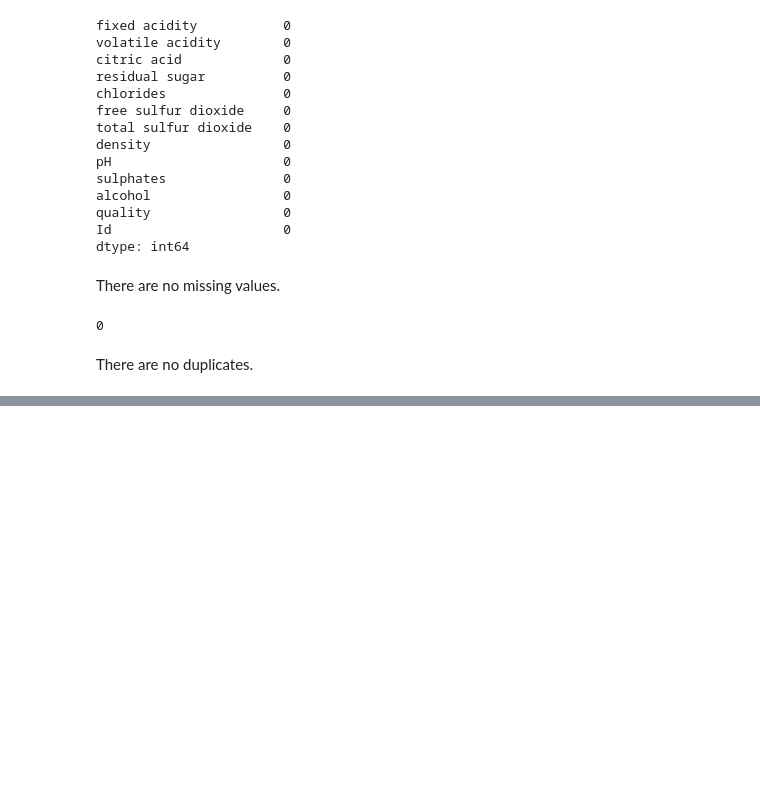
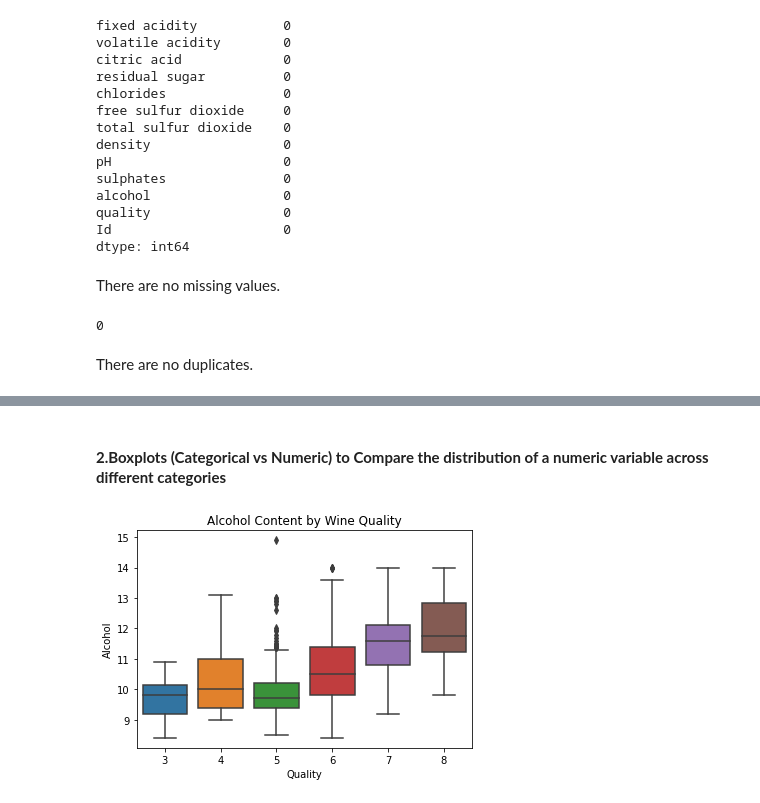
Before and after one commit to FGithaiga/WINE_QUALITY, a Jupyter notebook: index.ipynb, the cells around one changed output, grey strips where cells are left out. Cells and saved outputs as stored; diff of their text form; code cells hidden in the pictures; blank space fills up the shorter version.

```diff
--- a/index.ipynb
+++ b/index.ipynb
@@ -95,0 +200,10 @@ There are no duplicates.
+# %% [markdown]
+#### **2.Boxplots (Categorical vs Numeric) to Compare the distribution of a numeric variable across different categories**
+# %%
+sns.boxplot(x='quality', y='alcohol', data=df_Wine)
+plt.title('Alcohol Content by Wine Quality')
+plt.xlabel('Quality')
+plt.ylabel('Alcohol')
+plt.show()
+# %% [output]
+[figure, added]
```
Also changed, not shown: parts of 29 cells of this notebook.
